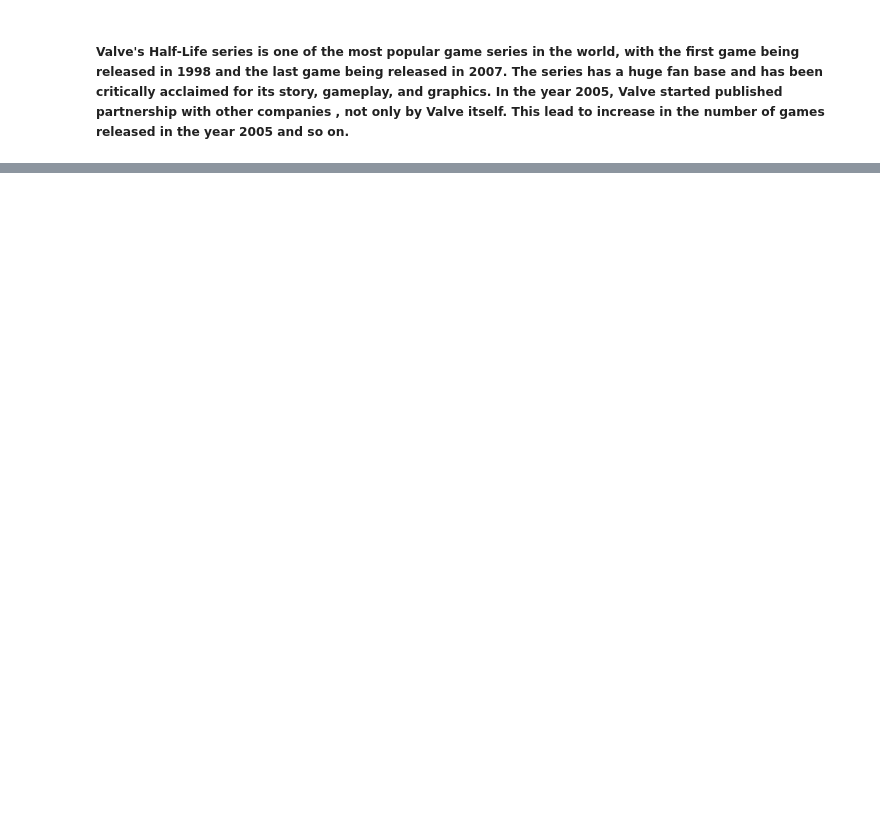
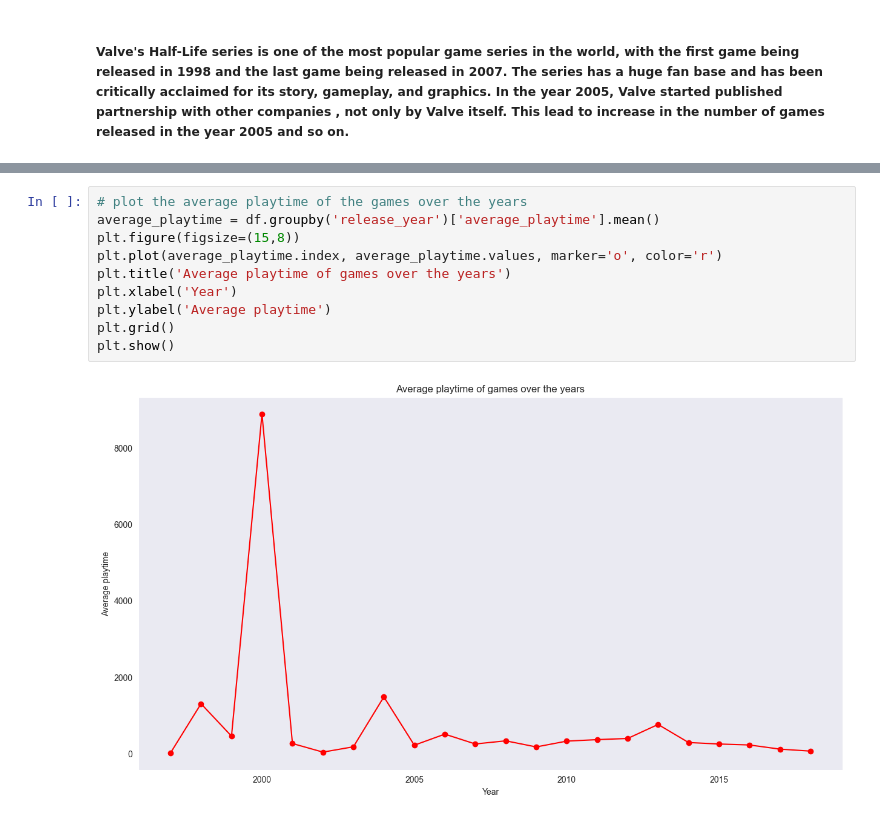
Before and after one commit to K1ko/SteamStoreGames-Analysis, a Jupyter notebook: EDA.ipynb, the cells around one changed output, grey strips where cells are left out. Cells and saved outputs as stored; diff of their text form; blank space fills up the shorter version.

```diff
--- a/EDA.ipynb
+++ b/EDA.ipynb
@@ -387,0 +421,12 @@ SELECT * FROM df WHERE name LIKE '%Half-Life%' ORDER BY release_date
+# %%
+# plot the average playtime of the games over the years
+average_playtime = df.groupby('release_year')['average_playtime'].mean()
+plt.figure(figsize=(15,8))
+plt.plot(average_playtime.index, average_playtime.values, marker='o', color='r')
+plt.title('Average playtime of games over the years')
+plt.xlabel('Year')
+plt.ylabel('Average playtime')
+plt.grid()
+plt.show()
+# %% [output]
+[figure, added]
```
Also changed, not shown: parts of 10 cells of this notebook.
